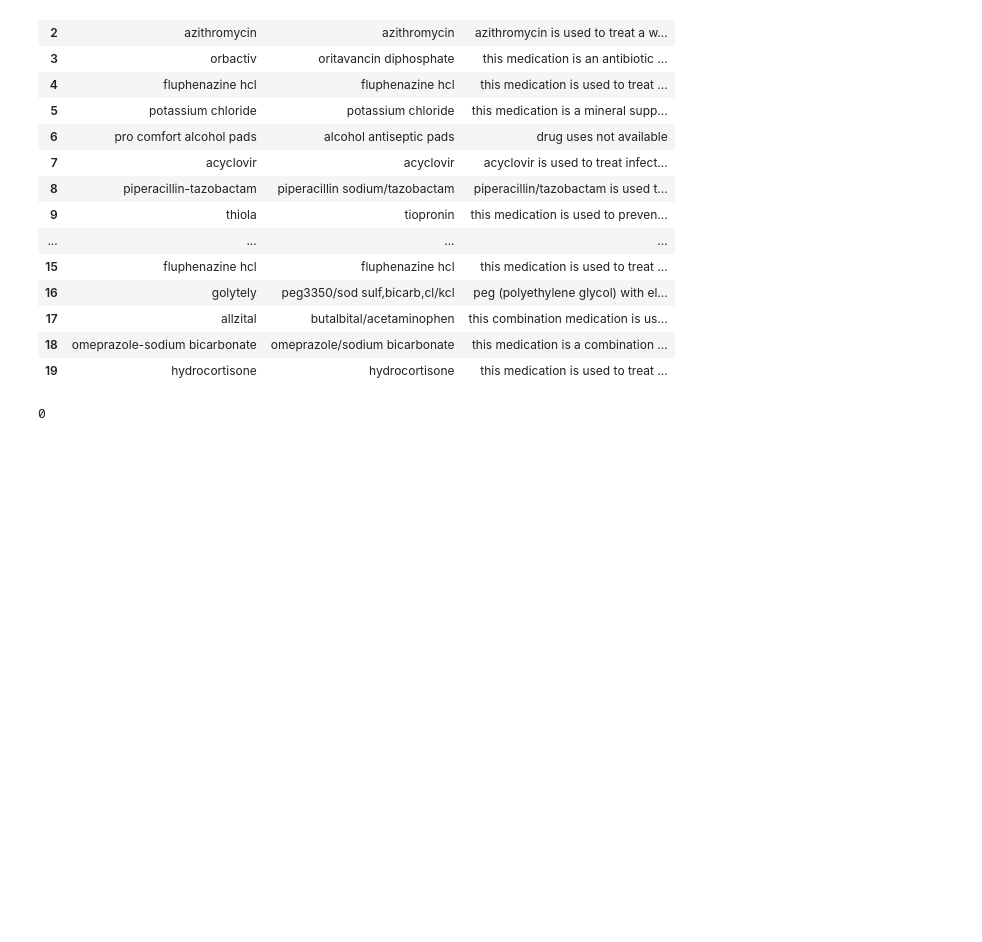
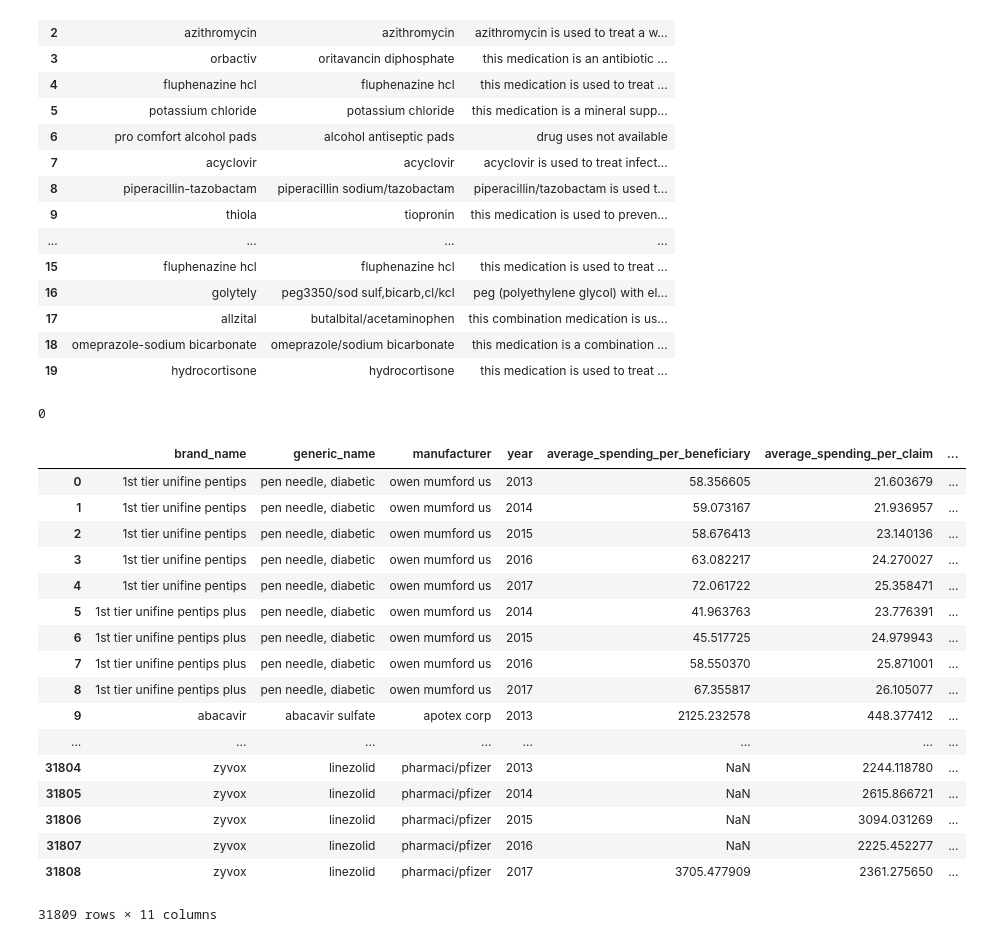
Before and after one commit to darya-akimova/medicare_spending_analysis, a Jupyter notebook: medicare part D analysis.ipynb, the cells around one changed output. Cells and saved outputs as stored; diff of their text form; code cells hidden in the pictures; blank space fills up the shorter version.

```diff
--- a/medicare part D analysis.ipynb
+++ b/medicare part D analysis.ipynb
@@ -110,0 +112,21 @@ sum(pd.isnull(top_13_to_17_uses['drug_uses']))
+# %%
+spend_2017
+# %% [output]
+|  | brand_name | generic_name | manufacturer | year | average_spending_per_beneficiary | average_spending_per_claim | ... |
+| 0 | 1st tier unifine pentips | pen needle, diabetic | owen mumford us | 2013 | 58.356605 | 21.603679 | ... |
+| 1 | 1st tier unifine pentips | pen needle, diabetic | owen mumford us | 2014 | 59.073167 | 21.936957 | ... |
+| 2 | 1st tier unifine pentips | pen needle, diabetic | owen mumford us | 2015 | 58.676413 | 23.140136 | ... |
+| 3 | 1st tier unifine pentips | pen needle, diabetic | owen mumford us | 2016 | 63.082217 | 24.270027 | ... |
+| 4 | 1st tier unifine pentips | pen needle, diabetic | owen mumford us | 2017 | 72.061722 | 25.358471 | ... |
+| 5 | 1st tier unifine pentips plus | pen needle, diabetic | owen mumford us | 2014 | 41.963763 | 23.776391 | ... |
+| 6 | 1st tier unifine pentips plus | pen needle, diabetic | owen mumford us | 2015 | 45.517725 | 24.979943 | ... |
+| 7 | 1st tier unifine pentips plus | pen needle, diabetic | owen mumford us | 2016 | 58.550370 | 25.871001 | ... |
+| 8 | 1st tier unifine pentips plus | pen needle, diabetic | owen mumford us | 2017 | 67.355817 | 26.105077 | ... |
+| 9 | abacavir | abacavir sulfate | apotex corp | 2013 | 2125.232578 | 448.377412 | ... |
+| ... | ... | ... | ... | ... | ... | ... | ... |
+| 31804 | zyvox | linezolid | pharmaci/pfizer | 2013 | NaN | 2244.118780 | ... |
+| 31805 | zyvox | linezolid | pharmaci/pfizer | 2014 | NaN | 2615.866721 | ... |
+| 31806 | zyvox | linezolid | pharmaci/pfizer | 2015 | NaN | 3094.031269 | ... |
+| 31807 | zyvox | linezolid | pharmaci/pfizer | 2016 | NaN | 2225.452277 | ... |
+| 31808 | zyvox | linezolid | pharmaci/pfizer | 2017 | 3705.477909 | 2361.275650 | ... |
+31809 rows × 11 columns
```
Also changed, not shown: parts of 10 cells of this notebook.
